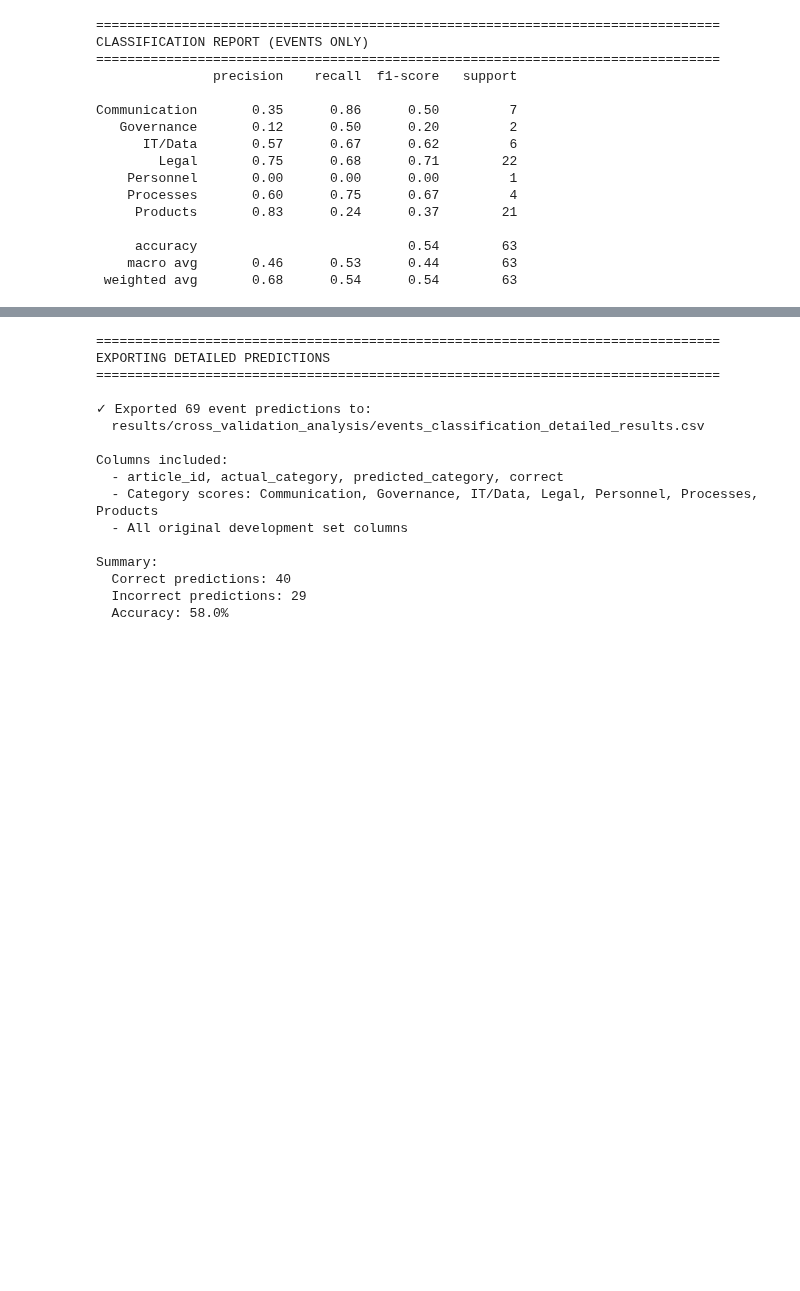
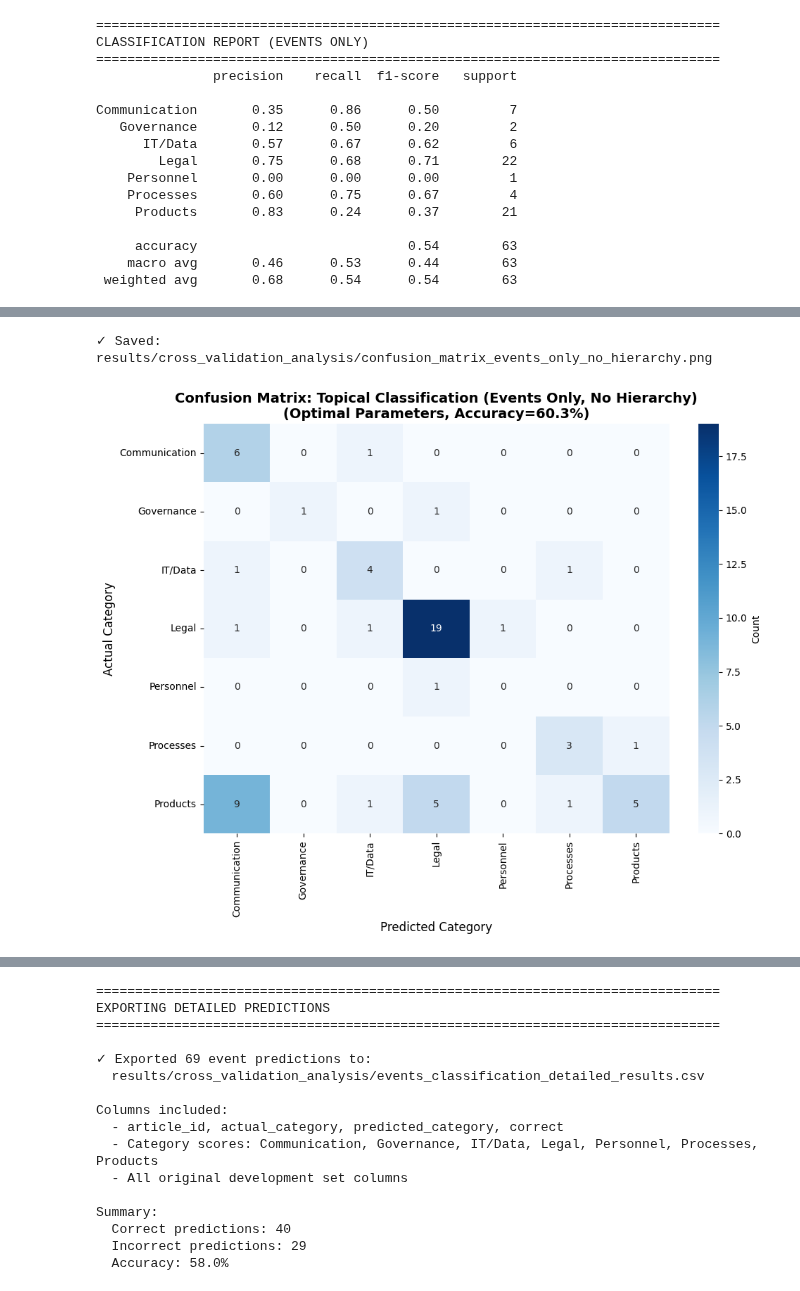
Before and after one commit to nkhanhle23/reputational-risk-pipeline, a Jupyter notebook: notebooks/22_cross_validation_analysis.ipynb, the cells around one changed output, grey strips where cells are left out. Drawn from its saved outputs; the diff is of its cells as text; code cells hidden in the pictures; blank space fills up the shorter version.

```diff
--- a/notebooks/22_cross_validation_analysis.ipynb
+++ b/notebooks/22_cross_validation_analysis.ipynb
@@ -1714,0 +1946,24 @@ Communication       0.35      0.86      0.50         7
+# %%
+# Confusion matrix: events-only, no hierarchy
+conf_matrix_optimal_no_hier = confusion_matrix(y_true_optimal, y_pred_optimal_no_hier, labels=categories)
+acc_optimal_no_hier = events_class_optimal_no_hier['correct'].mean()
+
+fig, ax = plt.subplots(figsize=(10, 8))
+
+sns.heatmap(conf_matrix_optimal_no_hier, annot=True, fmt='d', cmap='Blues',
+            xticklabels=categories, yticklabels=categories,
+            ax=ax, cbar_kws={'label': 'Count'})
+
+ax.set_xlabel('Predicted Category', fontsize=12)
+ax.set_ylabel('Actual Category', fontsize=12)
+ax.set_title(f'Confusion Matrix: Topical Classification (Events Only, No Hierarchy)\n'
+             f'(Optimal Parameters, Accuracy={acc_optimal_no_hier:.1%})',
+             fontsize=14, fontweight='bold')
+
+plt.tight_layout()
+plt.savefig(f'{OUTPUT_DIR}/confusion_matrix_events_only_no_hierarchy.png', dpi=300, bbox_inches='tight')
+print(f"\u2713 Saved: {OUTPUT_DIR}/confusion_matrix_events_only_no_hierarchy.png")
+plt.show()
+# %% [output]
+✓ Saved: results/cross_validation_analysis/confusion_matrix_events_only_no_hierarchy.png
+[figure, added]
```
Also changed, not shown: parts of 14 cells of this notebook, 1 other file.
